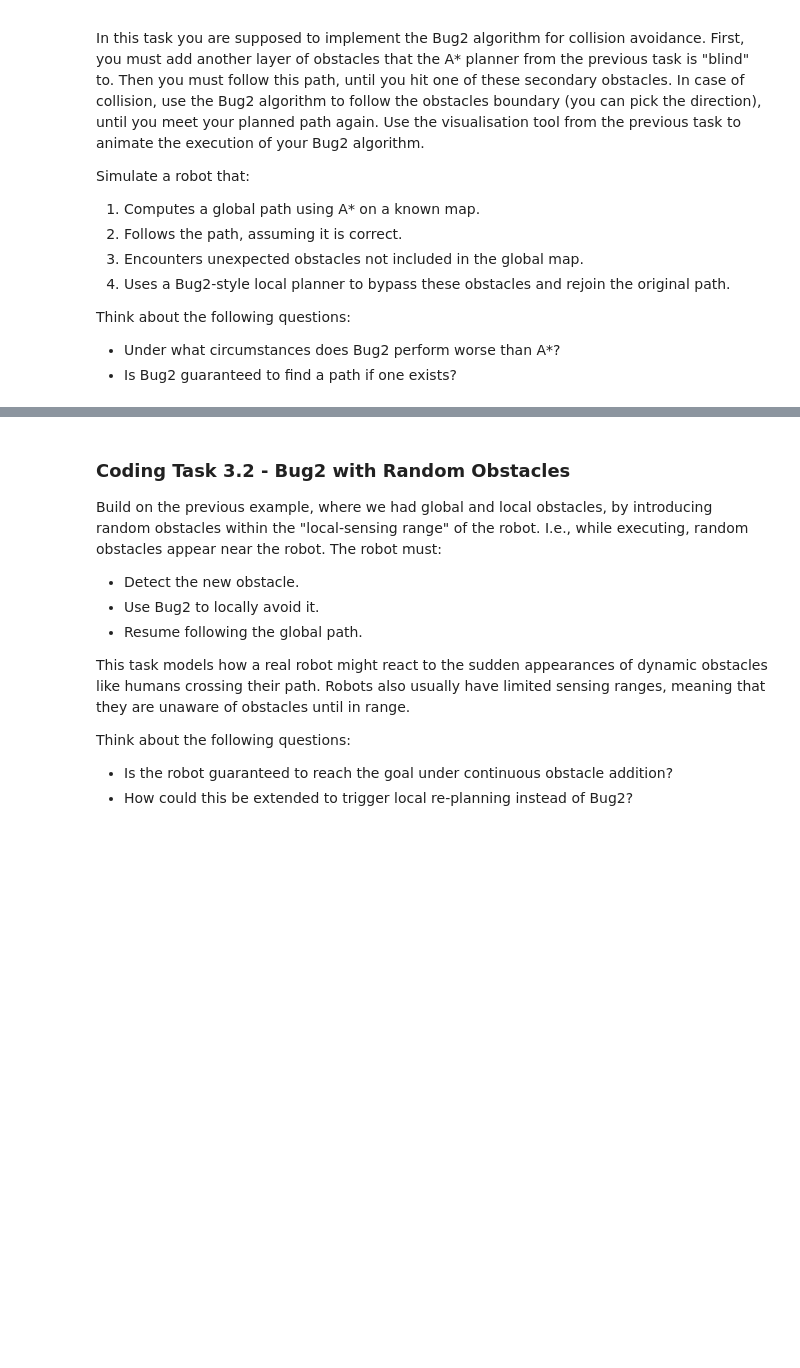
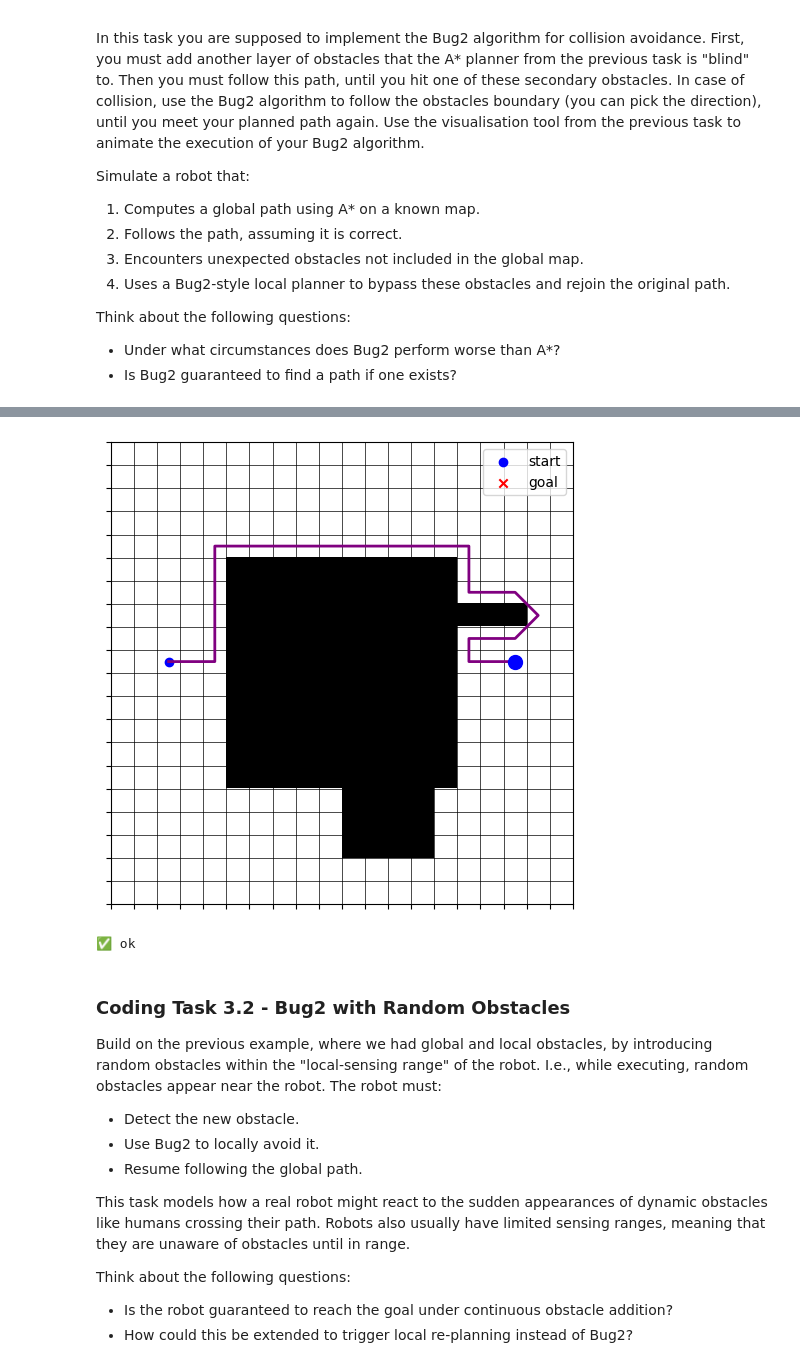
Before and after one commit to Kyotun/Robotics, a Jupyter notebook: robotics-exercise3/exercise_3.ipynb, the cells around one changed output, grey strips where cells are left out. Drawn from its saved outputs; the diff is of its cells as text; code cells hidden in the pictures; blank space fills up the shorter version.

```diff
--- a/robotics-exercise3/exercise_3.ipynb
+++ b/robotics-exercise3/exercise_3.ipynb
@@ -670,3 +783,12 @@ goal = (17, 10)
+# %%
+simulate_path_following (
+    gridmap=true_map,
+    path=executed_trajectory,
+    delay=0.1
+)
+# %% [output]
+[figure, added]
+✅ ok
 # %% [markdown]
 ### Coding Task 3.2 - Bug2 with Random Obstacles
 Build on the previous example, where we had global and local obstacles, by introducing random obstacles within the "local-sensing range" of the robot. I.e., while executing, random obstacles appear near the robot. The robot must:
```
Also changed, not shown: parts of 8 cells of this notebook.
